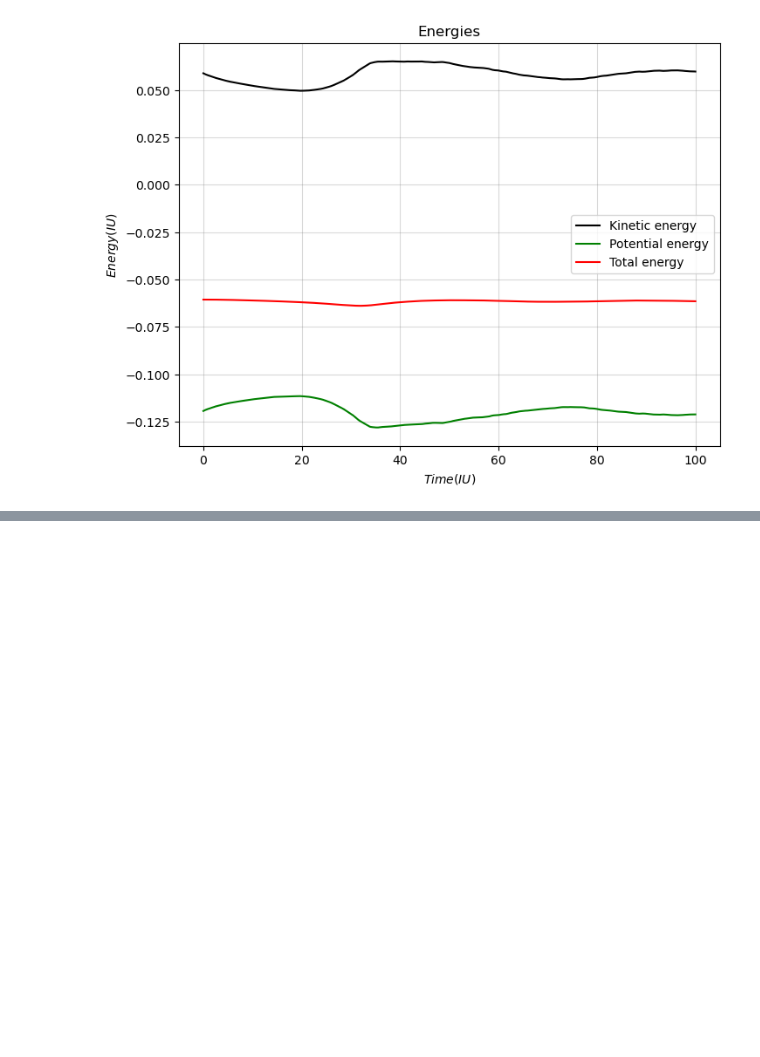
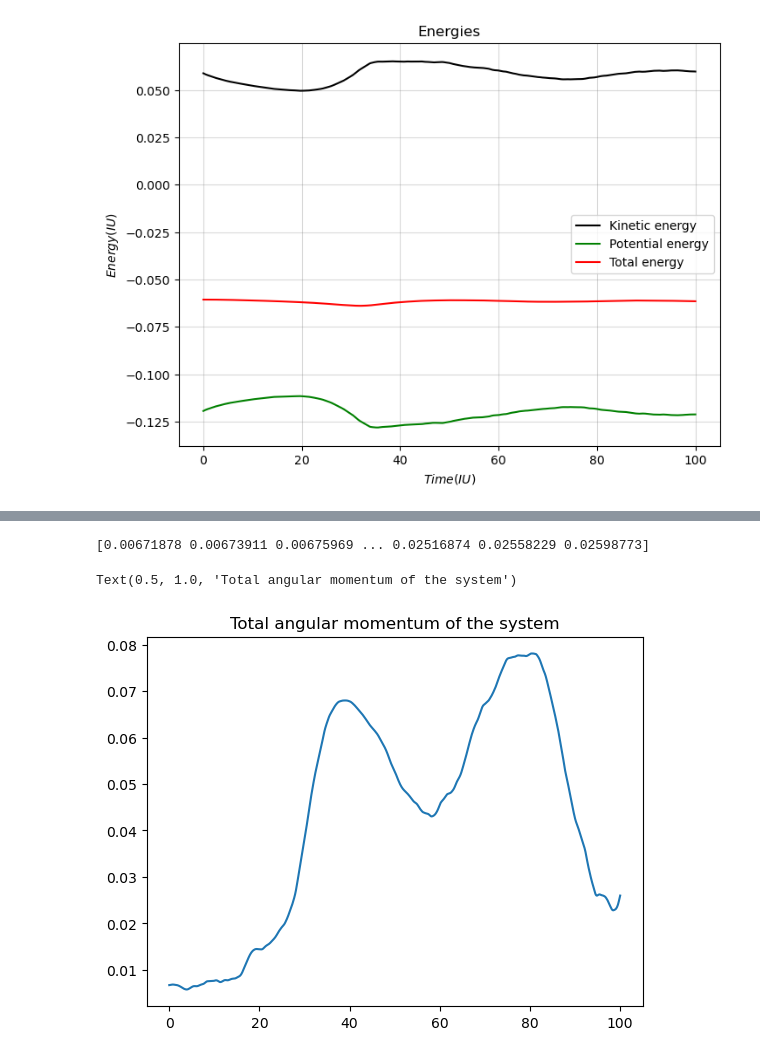
Before and after one commit to Isabella-Famoso/Dynamics, a Jupyter notebook: Dynamical_friction/Dynamical_friction_norm.ipynb, the cells around one changed output, grey strips where cells are left out. Saved outputs shown, nothing was run; the diff lists cells and outputs as text; code cells hidden in the pictures; blank space fills up the shorter version.

```diff
--- a/Dynamical_friction/Dynamical_friction_norm.ipynb
+++ b/Dynamical_friction/Dynamical_friction_norm.ipynb
@@ -571,0 +578,12 @@ ax1.legend()
+# %%
+#Evaluating the total angular momentum of the system at each frame (with pertuber)
+positions = np.stack((x, y, z), axis=-1)
+velocities = np.stack((vx, vy, vz), axis=-1)
+L = np.zeros((len(x), 3)) #(frame, number of coords)
+for i in range(len(x)):  #For each frame
+    for j in range(N):  # For each particle
+        L_i = np.cross(positions[i, j], M_i * velocities[i, j])  # Evaluation of angular mom for each particle
+        L[i] += L_i  # Total angular mom at each frame
+    L[i] += np.cross(positions[i, -1], M_pert * velocities[i, -1])  # Evaluation of angular mom for perturber
+
+print(L) #Total angular momentum at each frame, each component
@@ -571,0 +598,11 @@ ax1.legend()
+# %%
+L_tot = np.zeros(len(x)) #Total angular mom at each frame not in components
+for i in range(len(L)):
+    L_tot[i] = np.sqrt(L[i][0]**2 + L[i][1]**2 + L[i][2]**2)
+print(L_tot)
+plt.plot(t, L_tot)
+plt.title('Total angular momentum of the system')
+# %% [output]
+[0.00671878 0.00673911 0.00675969 ... 0.02516874 0.02558229 0.02598773]
+Text(0.5, 1.0, 'Total angular momentum of the system')
+[figure, added]
```
Also changed, not shown: parts of 10 cells of this notebook, 1 other file.
